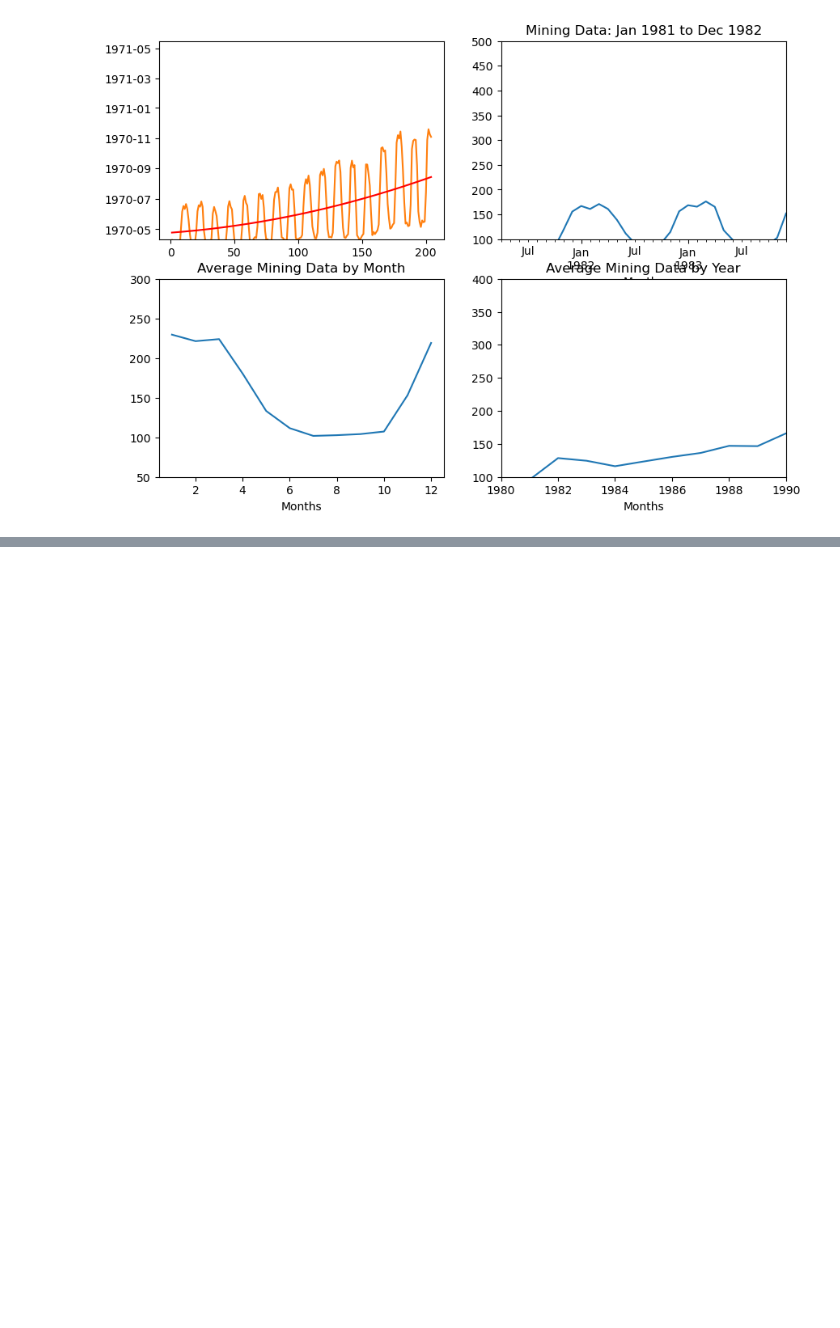
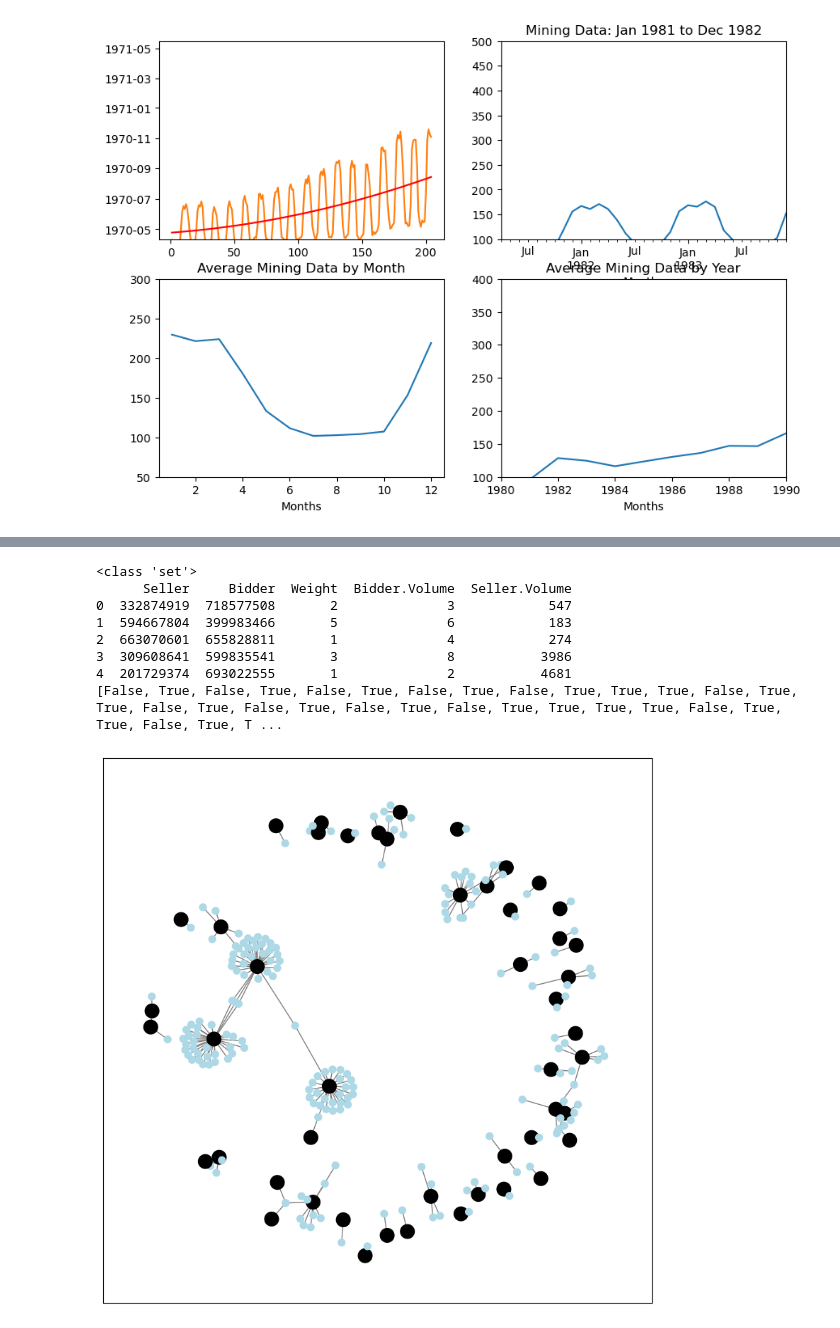
Before and after one commit to saketmathursg/personal_projects, a Jupyter notebook: dmba data/Learning_Project.ipynb, the cells around one changed output, grey strips where cells are left out. Cells and saved outputs as stored; diff of their text form; code cells hidden in the pictures; blank space fills up the shorter version.

```diff
--- a/dmba data/Learning_Project.ipynb
+++ b/dmba data/Learning_Project.ipynb
@@ -133,0 +154,30 @@ ax = byYear.plot(ylim=[100,400],legend=False, title='Average Mining Data by Year
+# %%
+# netrork graph
+import networkx as nx
+import matplotlib.pyplot as plt
+import pandas as pd
+import numpy as np
+
+ebay_df = pd.read_csv('eBayNetwork.csv')
+G = nx.from_pandas_edgelist(ebay_df,source='Seller',target='Bidder')
+
+print(type(set(ebay_df['Bidder'])))
+print(ebay_df.head())
+isBidder = [n in set(ebay_df['Bidder']) for n in G.nodes()]
+print(isBidder)
+pos=nx.spring_layout(G,k=0.13,iterations=60,scale=0.5)
+plt.figure(figsize=(10,10))
+
+nx.draw_networkx(G, pos=pos, with_labels=False,edge_color='gray',
+                 node_color=['lightblue' if bidder else 'black' for bidder in isBidder] ,
+                 node_size=[50 if bidder else 200 for bidder in isBidder])
+# %% [output]
+<class 'set'>
+      Seller     Bidder  Weight  Bidder.Volume  Seller.Volume
+0  332874919  718577508       2              3            547
+1  594667804  399983466       5              6            183
+2  663070601  655828811       1              4            274
+3  309608641  599835541       3              8           3986
+4  201729374  693022555       1              2           4681
+[False, True, False, True, False, True, False, True, False, True, True, True, False, True, True, False, True, False, True, False, True, False, True, True, True, True, False, True, True, False, True, T ...
+[figure, added]
```
Also changed, not shown: parts of 2 cells of this notebook, 1 other file.
